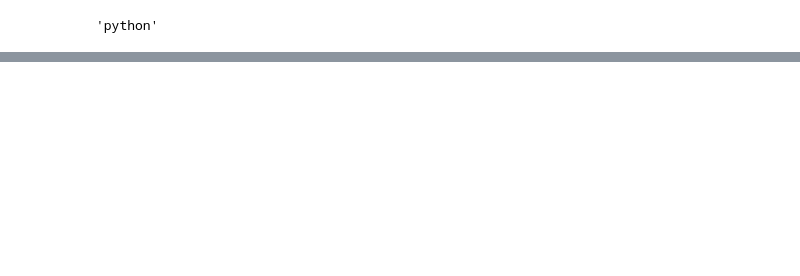
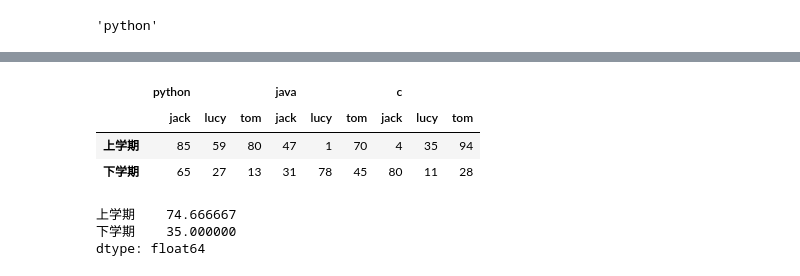
Before and after one commit to esir-indv/Pandas-Matplotlib, a Jupyter notebook: 多级索引.ipynb, the cells around one changed output, grey strips where cells are left out. Cells and saved outputs as stored; diff of their text form; code cells hidden in the pictures; blank space fills up the shorter version.

```diff
--- a/多级索引.ipynb
+++ b/多级索引.ipynb
@@ -282,0 +308,16 @@ df7
+# %%
+# 转换为上下学期两行格式,从外往里是从0开始
+df7_temp = df7.stack(level=0).unstack(level=0)
+df7_temp
+# %% [output]
+|  | python |  |  | java |  |  | c |  |  |
+|  | jack | lucy | tom | jack | lucy | tom | jack | lucy | tom |
+| 上学期 | 85 | 59 | 80 | 47 | 1 | 70 | 4 | 35 | 94 |
+| 下学期 | 65 | 27 | 13 | 31 | 78 | 45 | 80 | 11 | 28 |
+# %%
+# 聚合一般纵向，一列数据相对有意义些
+df7_temp.loc[:,'python'].mean(axis=1)
+# %% [output]
+上学期    74.666667
+下学期    35.000000
+dtype: float64
```
Also changed, not shown: parts of 23 cells of this notebook, 1 other file.
